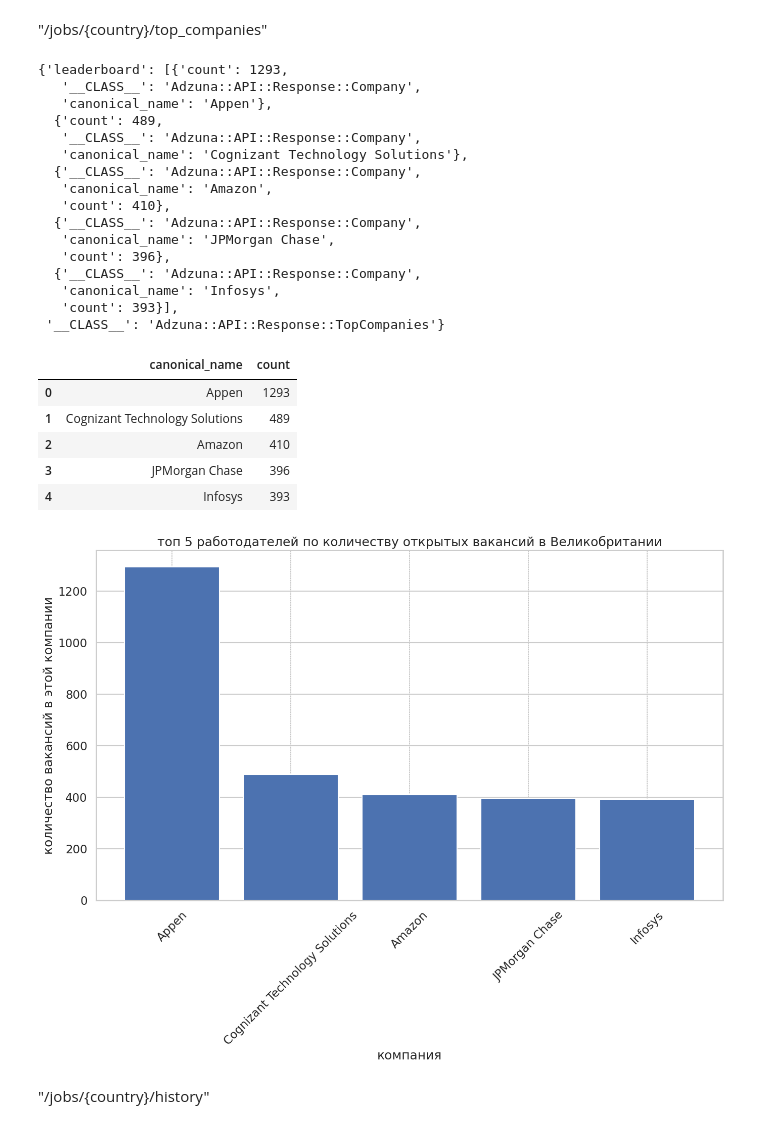
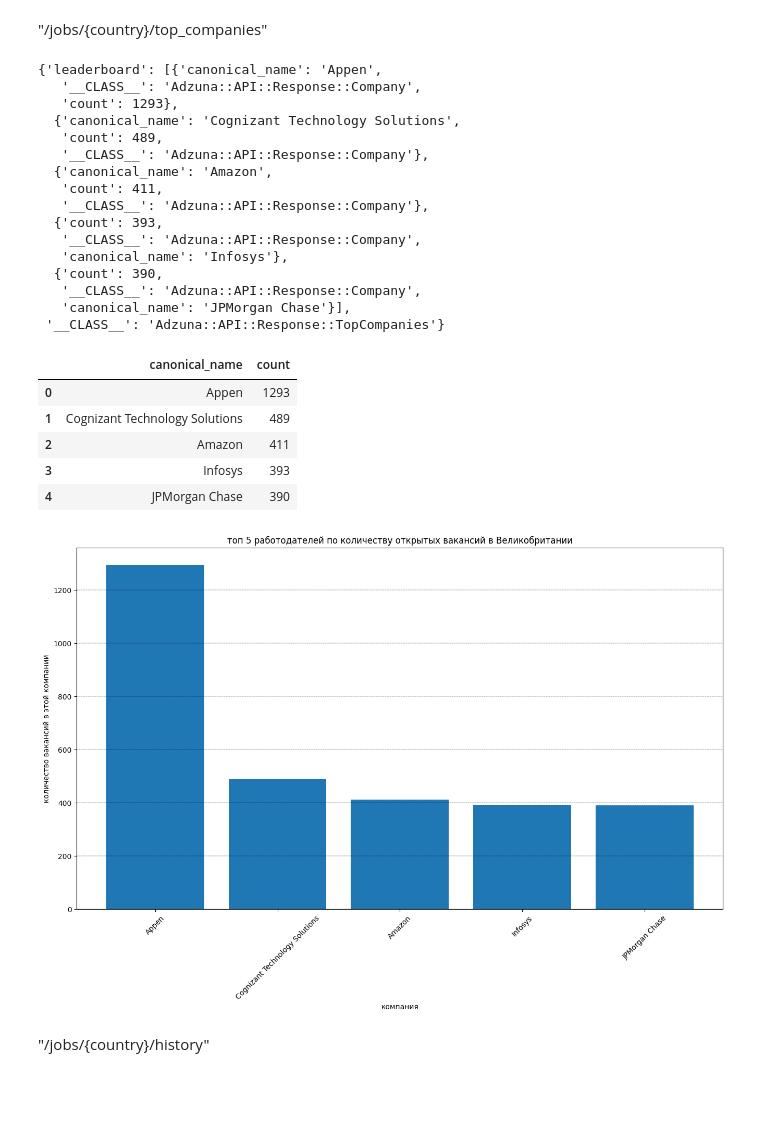
Before and after one commit to kmvitik/smadimo_group_project_2_scraping_api, a Jupyter notebook: adzuna_api.ipynb, the cells around one changed output. Drawn from its saved outputs; the diff is of its cells as text; code cells hidden in the pictures; blank space fills up the shorter version.

```diff
--- a/adzuna_api.ipynb
+++ b/adzuna_api.ipynb
@@ -2,9 +2,9 @@
 import requests
 import json
 # %%
-api_key = ""
+api_key = "9ded23ceef314b9f80989e5dbe747c38"
 # %%
-app_id = ""
+app_id = "fa388621"
 # %% [markdown]
 Рассматриваем Adzuna API "https://api.adzuna.com/v1/api". Давайте посмотрим, какие данные получится собрать по этой апишке
 # %% [markdown]
@@ -190,21 +190,21 @@ res = requests.get(
 
 res.json()
 # %% [output]
-{'leaderboard': [{'count': 1293,
+{'leaderboard': [{'canonical_name': 'Appen',
    '__CLASS__': 'Adzuna::API::Response::Company',
-   'canonical_name': 'Appen'},
-  {'count': 489,
+   'count': 1293},
+  {'canonical_name': 'Cognizant Technology Solutions',
+   'count': 489,
+   '__CLASS__': 'Adzuna::API::Response::Company'},
+  {'canonical_name': 'Amazon',
+   'count': 411,
+   '__CLASS__': 'Adzuna::API::Response::Company'},
+  {'count': 393,
    '__CLASS__': 'Adzuna::API::Response::Company',
-   'canonical_name': 'Cognizant Technology Solutions'},
-  {'__CLASS__': 'Adzuna::API::Response::Company',
-   'canonical_name': 'Amazon',
-   'count': 410},
-  {'__CLASS__': 'Adzuna::API::Response::Company',
-   'canonical_name': 'JPMorgan Chase',
-   'count': 396},
-  {'__CLASS__': 'Adzuna::API::Response::Company',
-   'canonical_name': 'Infosys',
-   'count': 393}],
+   'canonical_name': 'Infosys'},
+  {'count': 390,
+   '__CLASS__': 'Adzuna::API::Response::Company',
+   'canonical_name': 'JPMorgan Chase'}],
  '__CLASS__': 'Adzuna::API::Response::TopCompanies'}
 # %%
 top = res.json()
@@ -218,26 +218,26 @@ df_top
 |  | canonical_name | count |
 | 0 | Appen | 1293 |
 | 1 | Cognizant Technology Solutions | 489 |
-| 2 | Amazon | 410 |
-| 3 | JPMorgan Chase | 396 |
-| 4 | Infosys | 393 |
+| 2 | Amazon | 411 |
+| 3 | Infosys | 393 |
+| 4 | JPMorgan Chase | 390 |
 # %%
 df_top.columns = ["company", "vacancies_count"]
 # %%
 plt.figure(figsize=(16, 9))
 plt.bar(df_top["company"], df_top["vacancies_count"])
 
 plt.title("топ 5 работодателей по количеству открытых вакансий в Великобритании")
 
 
 plt.xlabel("компания")
 plt.ylabel("количество вакансий в этой компании")
-plt.grid(axis="x", color="black", linestyle="-.", linewidth=0.3)
+plt.grid(axis="y", color="black", linestyle="-.", linewidth=0.3)
 plt.xticks(rotation=45)
 
 plt.show()
 # %% [output]
-[figure, old version]
+[figure, new version]
 # %% [markdown]
 "/jobs/{country}/history"
 # %%
```
Also changed, not shown: parts of 25 cells of this notebook.
